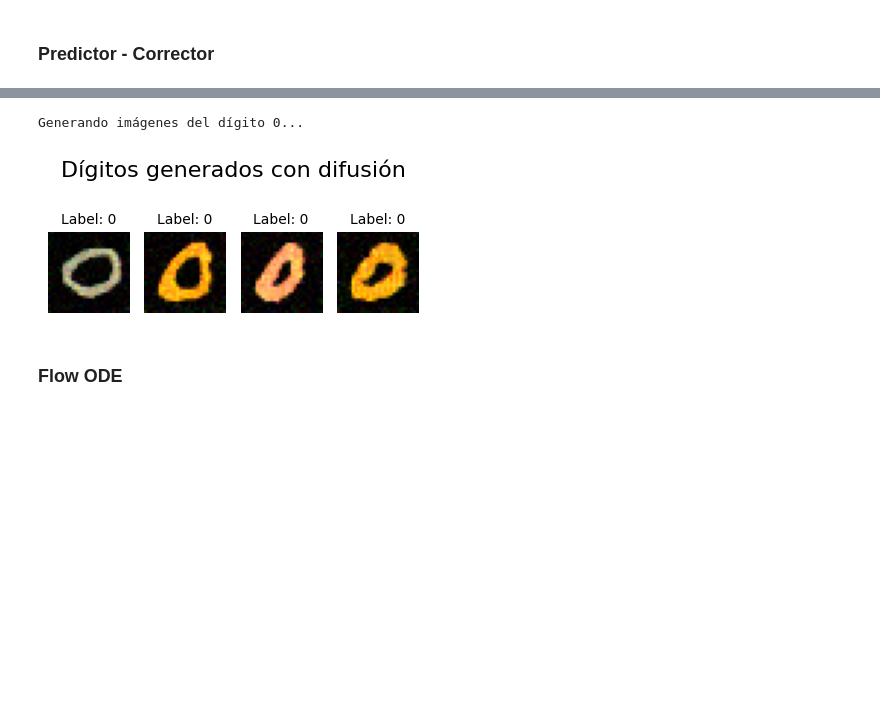
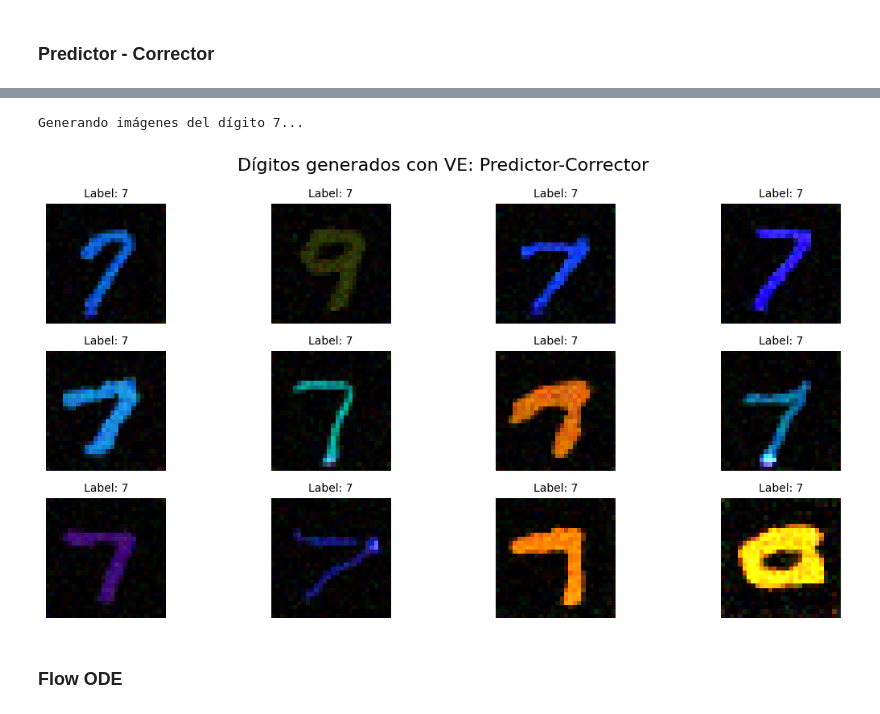
Before and after one commit to ManuelMunozBer/Generative-Diffusion, a Jupyter notebook: demo_notebooks/pruebas_validacion.ipynb, the cells around one changed output, grey strips where cells are left out. Drawn from its saved outputs; the diff is of its cells as text; code cells hidden in the pictures; blank space fills up the shorter version.

```diff
--- a/demo_notebooks/pruebas_validacion.ipynb
+++ b/demo_notebooks/pruebas_validacion.ipynb
@@ -147,9 +164,9 @@ diffusion_model_ve_predictor.load_score_model("../checkpoints/ve_sde.pt")
 # %%
-DIGIT_CLASS = 0
+DIGIT_CLASS = 7
 
 # Parámetros para generación
-N_SAMPLES = 4
-N_STEPS = 1000
+N_SAMPLES = 12
+N_STEPS = 2000
 
 # Crear tensor de condición para el dígito especificado
 condition = [DIGIT_CLASS]*N_SAMPLES
@@ -163,5 +180,5 @@ generated_images_ve_predictor, condition = diffusion_model_ve_predictor.generate
     n_steps=N_STEPS
 )
 # Mostrar imágenes generadas
-show_images(generated_images_ve_predictor, title="Dígitos generados con difusión", labels=condition)
+show_images(generated_images_ve_predictor, title="Dígitos generados con VE: Predictor-Corrector", labels=condition)
 # %% [output]
@@ -169,5 +186,5 @@ show_images(generated_images_ve_predictor, title="Dígitos generados con difusi
-Generando imágenes del dígito 0...
+Generando imágenes del dígito 7...
-[figure, old version]
+[figure, new version]
 # %% [markdown]
 ### Flow ODE
 # %%
```
Also changed, not shown: parts of 81 cells of this notebook, 16 other files.
